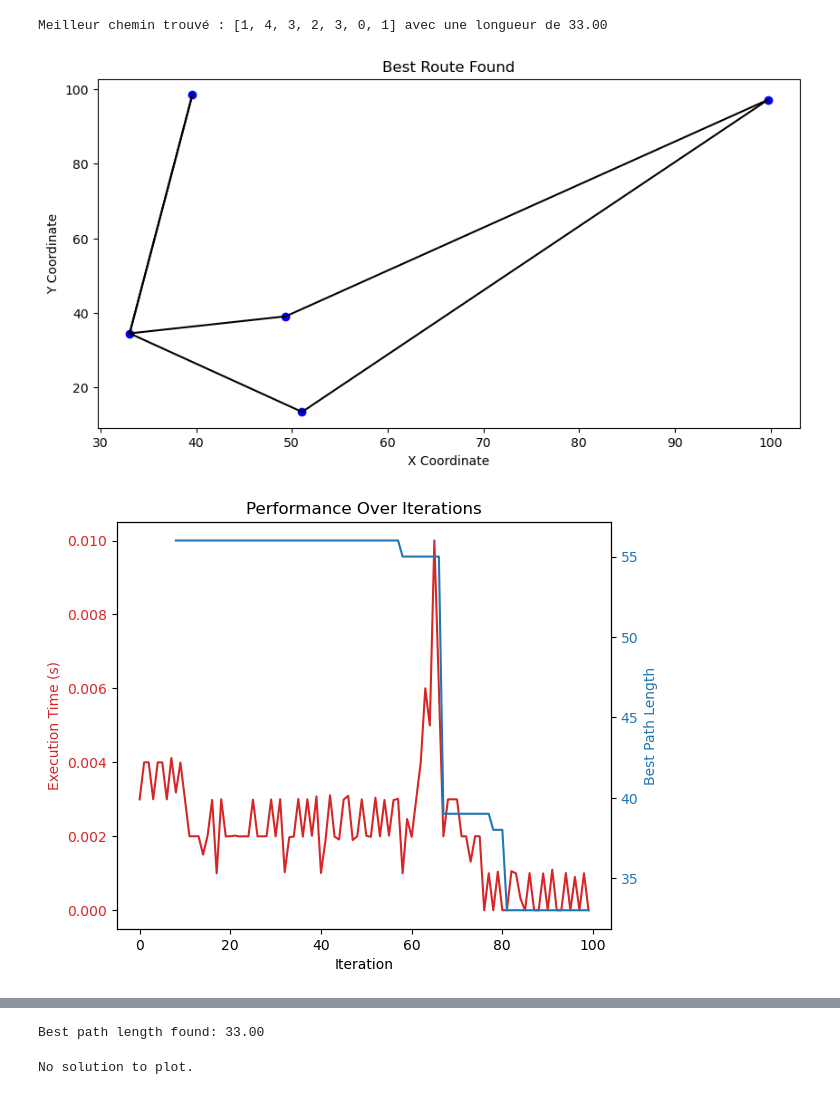
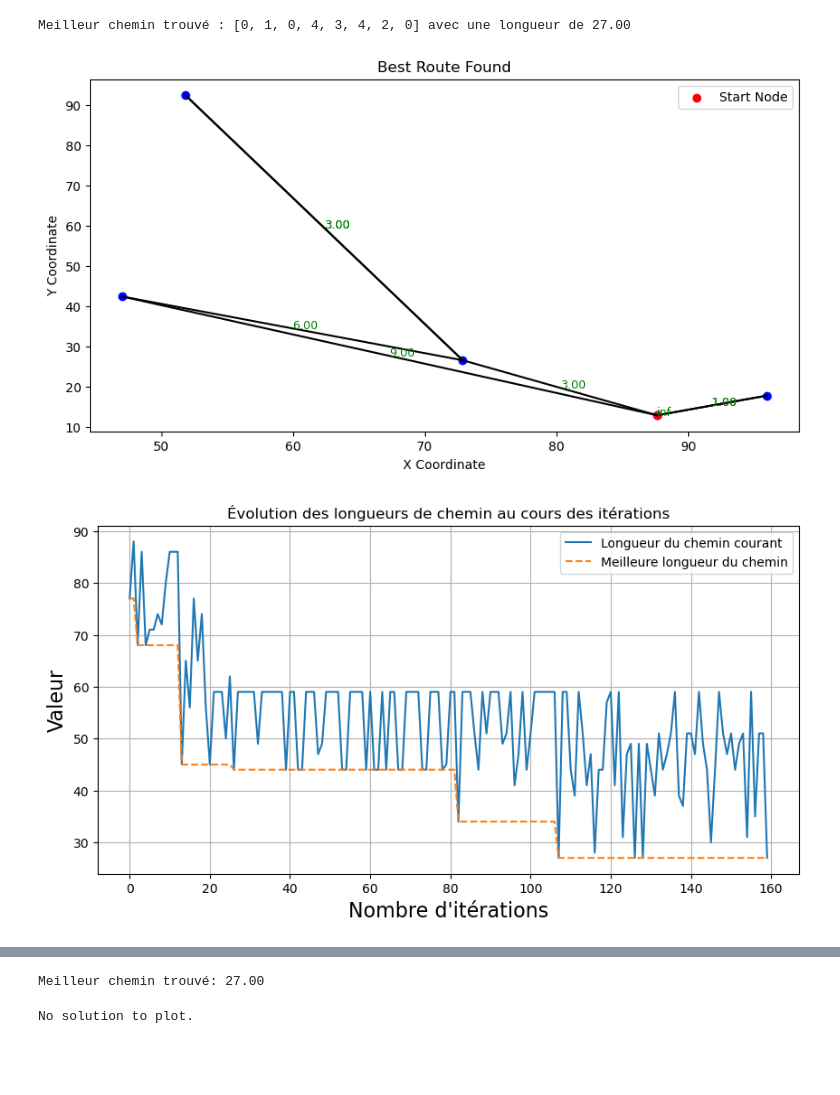
Before and after one commit to Amine0320/AlgoAvancee, a Jupyter notebook: ColoniesFourmisF1.ipynb, the cells around one changed output, grey strips where cells are left out. Saved outputs shown, nothing was run; the diff lists cells and outputs as text; code cells hidden in the pictures; blank space fills up the shorter version.

```diff
--- a/ColoniesFourmisF1.ipynb
+++ b/ColoniesFourmisF1.ipynb
@@ -252,16 +252,37 @@ def borne_inferieure(tsp_matrice):
     else:
         return None, None
 # %%
-def plot_route(path, points):
+def plot_route(path, points, matrice):
     plt.figure(figsize=(10, 5))
     plt.scatter(points[:, 0], points[:, 1], c='blue')
+
+    # Highlight the start node
+    start_node = path[0]
+    plt.scatter(points[start_node, 0], points[start_node, 1], c='red', label='Start Node')
+
     for i in range(len(path) - 1):
         from_node = path[i]
         to_node = path[i + 1]
-        plt.plot([points[from_node, 0], points[to_node, 0]], [points[from_node, 1], points[to_node, 1]], 'k-')
+        plt.plot([points[from_node, 0], points[to_node, 0]],
+                 [points[from_node, 1], points[to_node, 1]], 'k-')
+        # Add weights (distances) on the edges
+        mid_point = (points[from_node] + points[to_node]) / 2
+        weight = matrice[from_node][to_node]
+        plt.text(mid_point[0], mid_point[1], f'{weight:.2f}', fontsize=9, color='green')
+
+    # Add the weight for the edge returning to the start node
+    from_node = path[-1]
+    to_node = path[0]
+    plt.plot([points[from_node, 0], points[to_node, 0]],
+             [points[from_node, 1], points[to_node, 1]], 'k-')
+    mid_point = (points[from_node] + points[to_node]) / 2
+    weight = matrice[from_node][to_node]
+    plt.text(mid_point[0], mid_point[1], f'{weight:.2f}', fontsize=9, color='green')
+
     plt.title('Best Route Found')
     plt.xlabel('X Coordinate')
     plt.ylabel('Y Coordinate')
+    plt.legend()
     plt.show()
 # %%
 def plot_routeLinear(solution, points):
@@ -304,20 +325,31 @@ def plot_quality(best_path_lengths):
     plt.ylabel('Best Path Length')
     plt.grid(True)
     plt.show()
+# %%
+def plot_vi(path_lengths, best_path_lengths):
+    plt.figure(figsize=(10, 5))
+    plt.xlabel("Nombre d'itérations", fontsize=16)
+    plt.ylabel("Valeur", fontsize=16)
+    plt.plot(range(len(path_lengths)), path_lengths, label='Longueur du chemin courant')
+    plt.plot(range(len(best_path_lengths)), best_path_lengths, label='Meilleure longueur du chemin', linestyle='--')
+    plt.legend()
+    plt.title("Évolution des longueurs de chemin au cours des itérations")
+    plt.grid(True)
+    plt.show()
 # %%
 best_path, best_path_length, path_lengths, best_path_lengths , execution_times, distances = ant_colony_optimization()
 # Generate random points for plotting (for visualization purposes only)
 points = np.random.rand(num_sommets, 2) * 100
 print(f"Meilleur chemin trouvé : {best_path} avec une longueur de {best_path_length:.2f}")
 # Plot the best route
 if best_path:
-    plot_route(best_path, points)
-
+    plot_route(best_path, points, tsp_matrice)
+    plot_vi(path_lengths, best_path_lengths)
 # Plot the performance
 plot_performance(execution_times, distances)
 plot_quality(best_path_lengths)
-print(f'Best path length found: {best_path_length:.2f}')
+print(f'Meilleur chemin trouvé: {best_path_length:.2f}')
 # %% [output]
-Meilleur chemin trouvé : [1, 4, 3, 2, 3, 0, 1] avec une longueur de 33.00
+Meilleur chemin trouvé : [0, 1, 0, 4, 3, 4, 2, 0] avec une longueur de 27.00
-[figure, old version]
+[figure, new version]
-[figure, old version]
+[figure, new version]
@@ -325,4 +358,4 @@ Meilleur chemin trouvé : [1, 4, 3, 2, 3, 0, 1] avec une longueur de 33.00
-Best path length found: 33.00
+Meilleur chemin trouvé: 27.00
 # %%
 best_path_length, best_path = borne_inferieure(tsp_matrice)
 plot_routeLinear(best_path, points)
```
Also changed, not shown: parts of 2 cells of this notebook, 3 other files.
